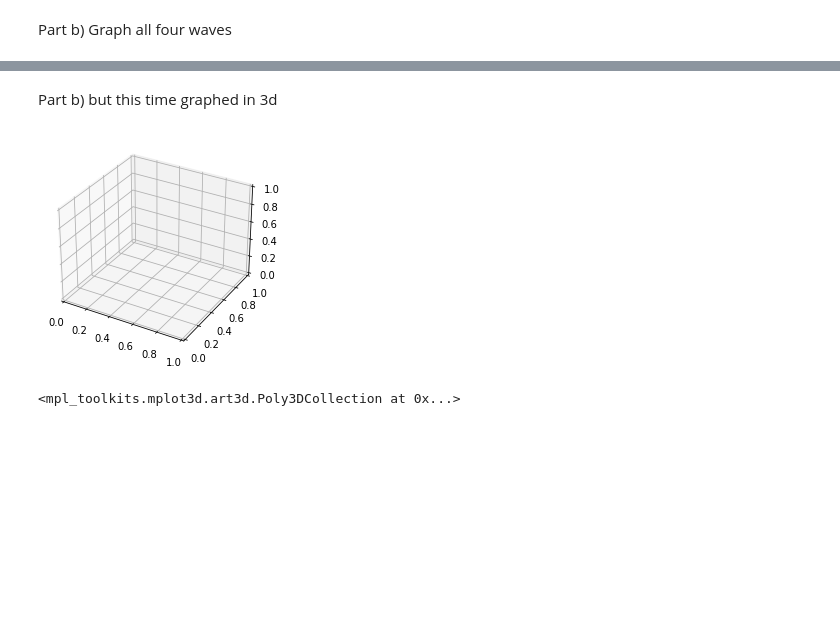
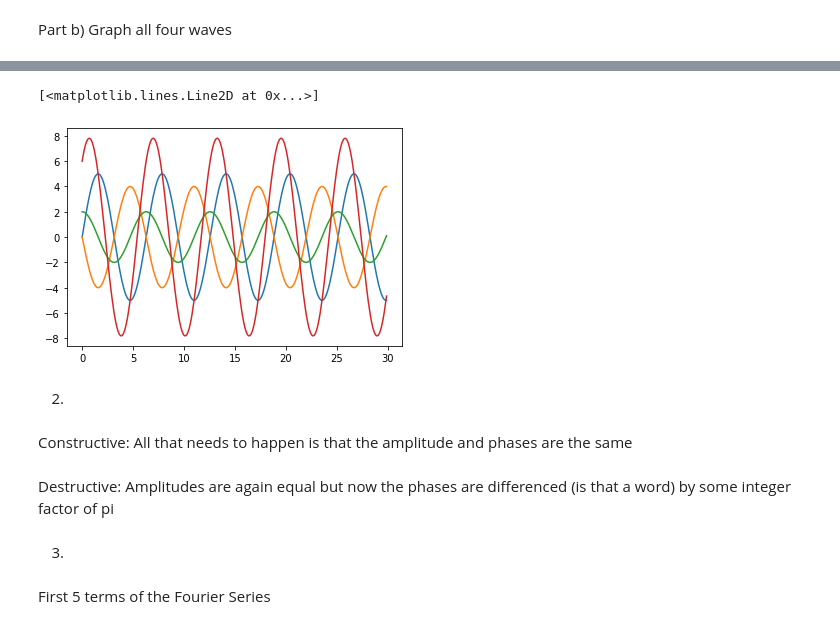
Before and after one commit to AndrewJAHogue/Jupyter-Notebooks, a Jupyter notebook: Optics Hw 6.ipynb, the cells around one changed output, grey strips where cells are left out. Drawn from its saved outputs; the diff is of its cells as text; code cells hidden in the pictures; blank space fills up the shorter version.

```diff
--- a/Optics Hw 6.ipynb
+++ b/Optics Hw 6.ipynb
@@ -18,0 +21,4 @@ $\displaystyle 2 \sin{\left(\kappa x - \omega t + \frac{\pi}{2} \right)} + 5 \si
+# %%
+tan_phase = ( 5*sin(3*pi/2) + 4*sin(2*pi) + 2*sin(0) ) / ( 5*cos(3*pi/2) + 4*cos(2*pi) + 2*cos(0) )
+phase_new = np.arctan(tan_phase)
+phase_new
@@ -19,2 +27,5 @@ $\displaystyle 2 \sin{\left(\kappa x - \omega t + \frac{\pi}{2} \right)} + 5 \si
+# %%
+eq4 = A_new*s.cos(t + phase_new)
+f4 = s.lambdify(t, eq4)
 # %% [markdown]
 Part b) Graph all four waves
@@ -55,2 +32,11 @@ array([0.540302305868140, 1.00000000000000, 0.540302305868139,
+# %%
+xvalues = np.arange(0, 30, .1)
+# %%
+eq1 = 5*s.cos(t + 3*pi/2)
+f1 = s.lambdify(t, eq1)
+eq2 = 4*s.cos(t + 5*pi/2)
+f2 = s.lambdify(t, eq2)
+eq3 = 2*s.cos(t)
+f3 = s.lambdify(t, eq3)
 # %%
 import matplotlib.pyplot as plt
@@ -63,2 +42,0 @@ plt.plot(xvalues, yvalues)
-# %% [markdown]
-Part b) but this time graphed in 3d
@@ -67,5 +42,0 @@ from mpl_toolkits import mplot3d
-# %%
-fig = plt.figure()
-ax = plt.axes(projection='3d')
-# %% [output]
-[figure, removed]
@@ -79,5 +43,27 @@ psi_value = 2*np.sin(xs-W*T+(math.pi/2)) + 5*np.sin(xs-W*T+(3*math.pi/2)) + 4*np
-# %%
-ax.plot_surface(X, W, psi_value)
-# plt.show()
-# %% [output]
-<mpl_toolkits.mplot3d.art3d.Poly3DCollection at 0x...>
+# %%
+yvalues = f1(xvalues)
+plt.plot(xvalues, yvalues)
+
+yvalues = f2(xvalues)
+plt.plot(xvalues, yvalues)
+
+yvalues = f3(xvalues)
+plt.plot(xvalues, yvalues)
+
+yvalues = f4(xvalues)
+plt.plot(xvalues, yvalues)
+# %% [output]
+[<matplotlib.lines.Line2D at 0x...>]
+[figure, added]
+# %% [markdown]
+2)
+# %% [markdown]
+Constructive:
+All that needs to happen is that the amplitude and phases are the same
+# %% [markdown]
+Destructive:
+Amplitudes are again equal but now the phases are differenced (is that a word) by some integer factor of pi
+# %% [markdown]
+3)
+# %% [markdown]
+First 5 terms of the Fourier Series
```
Also changed, not shown: parts of 26 cells of this notebook.
